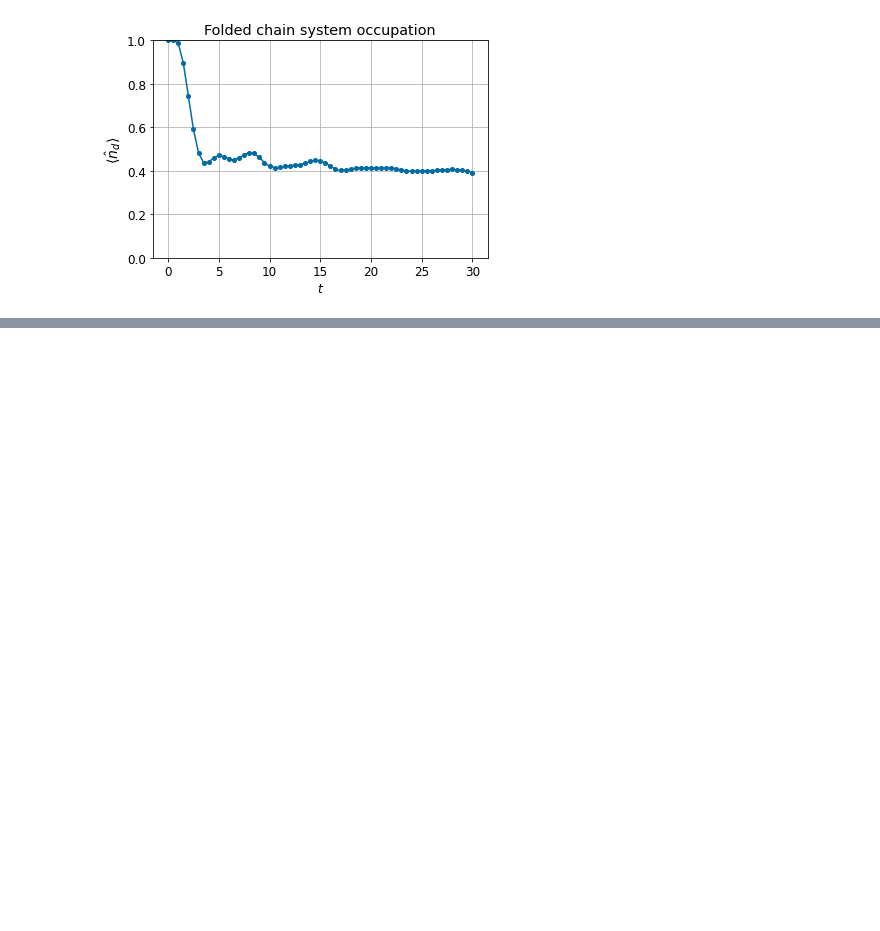
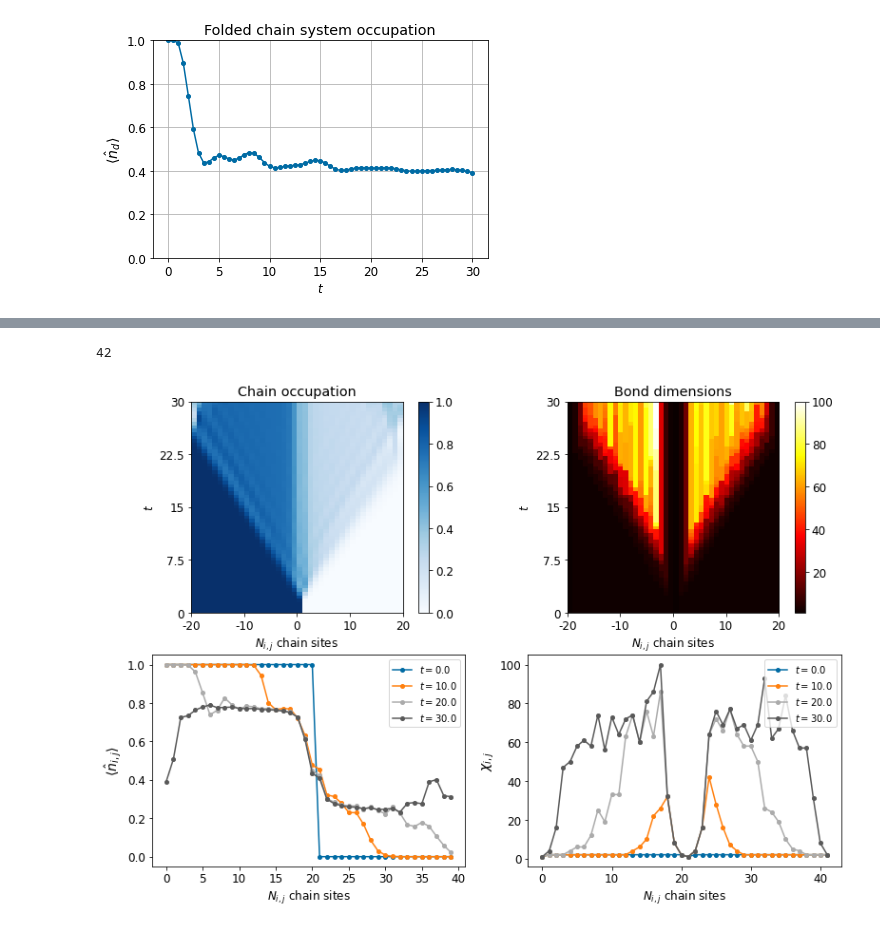
Before and after one commit to angelariva/spin-boson, a Jupyter notebook: fermions.ipynb, the cells around one changed output, grey strips where cells are left out. Saved outputs shown, nothing was run; the diff lists cells and outputs as text; code cells hidden in the pictures; blank space fills up the shorter version.

Commit message:
unfolded the folded chain

```diff
--- a/fermions.ipynb
+++ b/fermions.ipynb
@@ -464,0 +485,25 @@ system("Folded chain system occupation", res_fol_cold["system_occup"], res_fol_c
+# %%
+unfolded_occ = []
+unfolded_bonds = []
+for i in range(1, 2*N, 2):
+    unfolded_occ.append(occ_fol.T[2*N-i])
+
+for i in range(1, (2*N+2), 2):
+    unfolded_bonds.append(res_fol["bonddims"][()].T[2*N+2-i])
+
+unfolded_occ.append(occ_fol.T[0])
+unfolded_bonds.append(res_fol["bonddims"][()].T[0])
+
+for i in range(2, (2*N), 2):
+    unfolded_occ.append(occ_fol.T[i])
+
+for i in range(2, (2*N+2), 2):
+    unfolded_bonds.append(res_fol["bonddims"][()].T[i])
+# %%
+len(unfolded_bonds)
+# %% [output]
+42
+# %%
+alltogether(np.array(unfolded_occ).T, np.array(unfolded_bonds).T, times, tim, chain, False)
+# %% [output]
+[figure, added]
```
Also changed, not shown: parts of 1 cell of this notebook.
